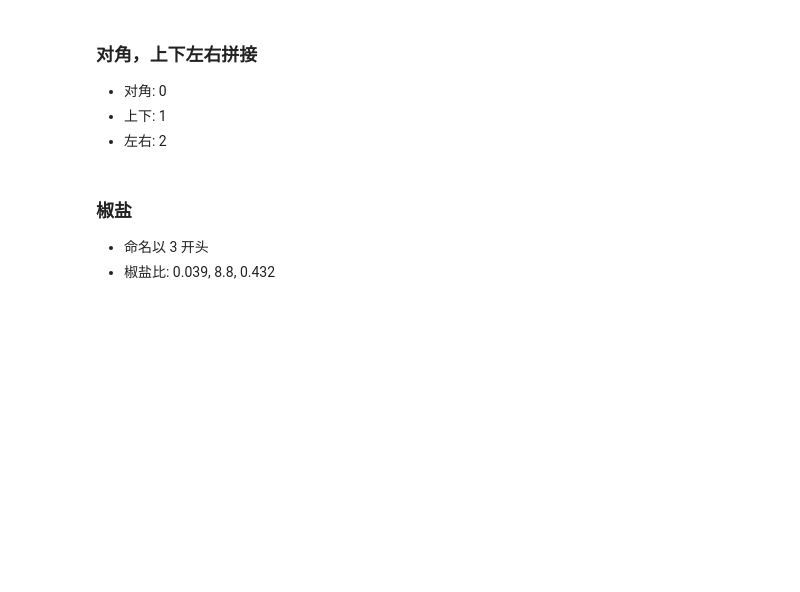
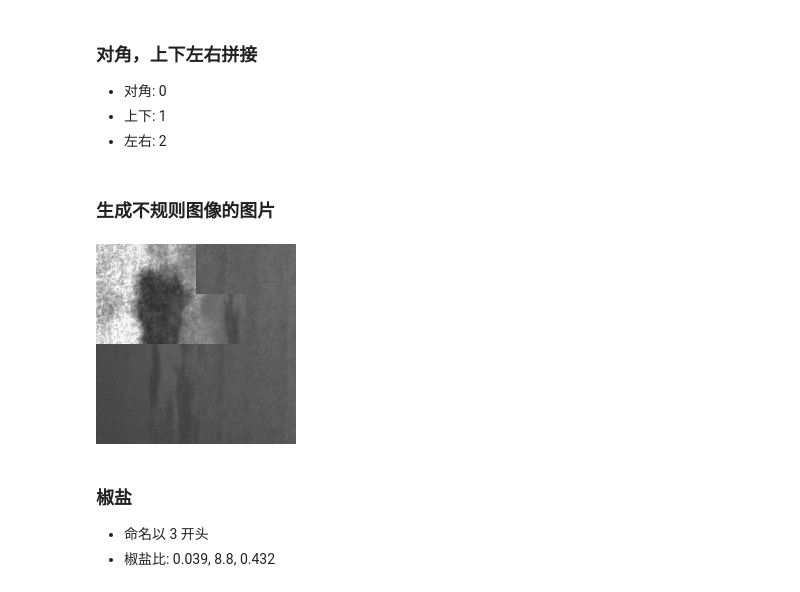
Before and after one commit to ymir-twice/-, a Jupyter notebook: make_dataset.ipynb, the cells around one changed output. Saved outputs shown, nothing was run; the diff lists cells and outputs as text; code cells hidden in the pictures; blank space fills up the shorter version.

```diff
--- a/make_dataset.ipynb
+++ b/make_dataset.ipynb
@@ -150,6 +132,45 @@ def concat_images_double(img1_name):
     new_image_gt = concat_zuoyou(img1_gt, img2_gt)
     new_image.save(train_dir + '2' + img1_name + '.jpg')
     new_image_gt.save(train_gt_dir + '2' + img1_name + '.png')
+# %% [markdown]
+### 生成不规则图像的图片
+# %%
+import cv2
+def overlay(img_name):
+    background = cv2.imread(f'data/images/training_ori/{img_name}.jpg', cv2.IMREAD_GRAYSCALE)
+    random_img = random.choice(trainmeta['id'])
+    overlay = cv2.imread(f'data/images/training_ori/{random_img}.jpg', cv2.IMREAD_GRAYSCALE)
+
+    # 调整小图像的大小，若需要可以指定更小尺寸
+    positions = [(0, 0, 100, 100), (100, 50, 150, 100)]  # 调整为你需要的叠加位置
+
+    # 创建一个彩色版本的背景用于合并显示
+    background_color = cv2.cvtColor(background, cv2.COLOR_GRAY2BGR)
+
+    # 不规则拼接：循环每个位置，将未缩放的小图像叠加到背景图上
+    for pos in positions:
+        start_x, start_y, end_x, end_y = pos
+
+        # 计算叠加区域的边界，确保 overlay 不超出背景图像的边界
+
+        # 对 overlay 进行裁剪以匹配 ROI 的尺寸
+        overlay_cropped = overlay[start_y:end_y, start_x:end_x]
+        overlay_color = cv2.cvtColor(overlay_cropped, cv2.COLOR_GRAY2BGR)
+
+        # 提取背景中的 ROI
+        roi = background_color[start_y:end_y, start_x:end_x]
+
+        # 创建遮罩，将非零区域的值设为 255
+        mask = np.ones_like(overlay_cropped, dtype=np.uint8) * 255
+
+        # 使用遮罩将 overlay 不规则地叠加到背景图上
+        np.copyto(roi, overlay_color, where=(mask[..., None] == 255))
+    background_color = Image.fromarray(cv2.cvtColor(background_color, cv2.COLOR_BGR2RGB))
+    return background_color
+
+overlay(trainmeta['id'][0])
+# %% [output]
+[figure, added]
 # %% [markdown]
 ### 椒盐
    - 命名以 3 开头
```
Also changed, not shown: parts of 3 cells of this notebook, 4 other files.
